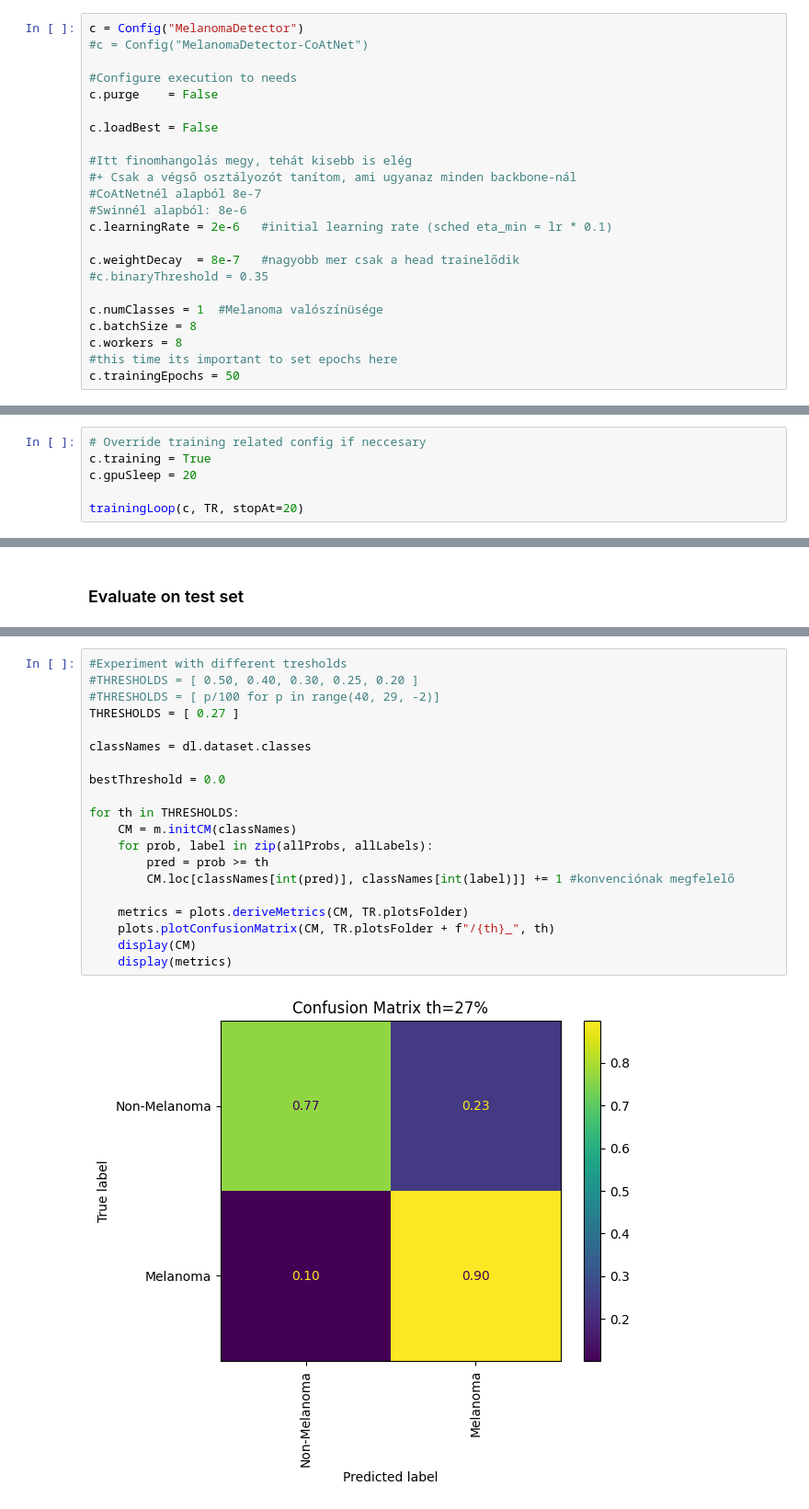
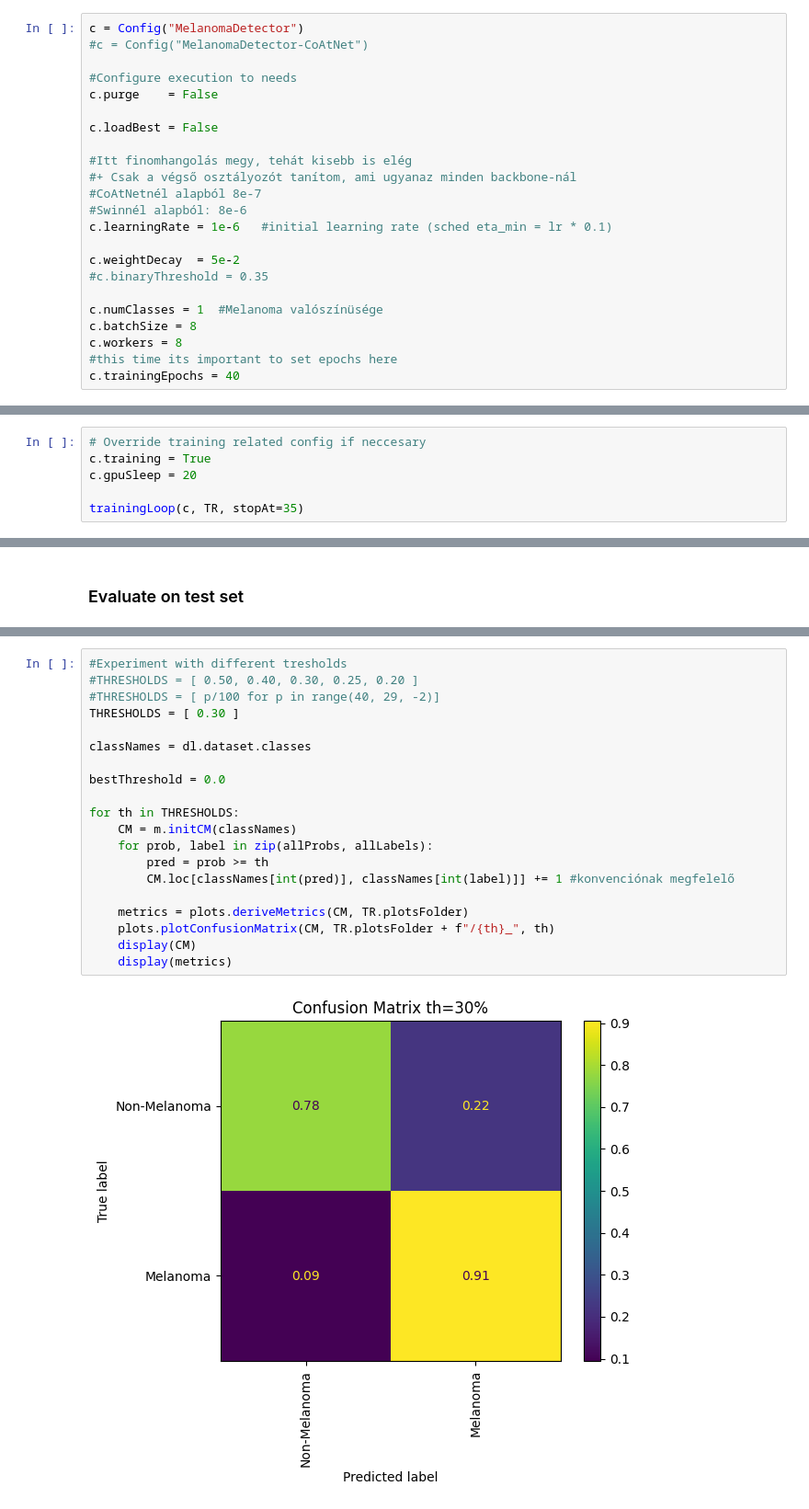
Before and after one commit to CsutiTheOne/Medical_Data_Processing, a Jupyter notebook: 4_MelanomaDetector.ipynb, the cells around one changed output, grey strips where cells are left out. Shown at 92% size. Drawn from its saved outputs; the diff is of its cells as text.

```diff
--- a/4_MelanomaDetector.ipynb
+++ b/4_MelanomaDetector.ipynb
@@ -29,16 +29,16 @@ c.loadBest = False
 #+ Csak a végső osztályozót tanítom, ami ugyanaz minden backbone-nál
 #CoAtNetnél alapból 8e-7
 #Swinnél alapból: 8e-6
-c.learningRate = 2e-6   #initial learning rate (sched eta_min = lr * 0.1)
+c.learningRate = 1e-6   #initial learning rate (sched eta_min = lr * 0.1)
 
-c.weightDecay  = 8e-7   #nagyobb mer csak a head trainelődik
+c.weightDecay  = 5e-2
 #c.binaryThreshold = 0.35
 
 c.numClasses = 1  #Melanoma valószínüsége
 c.batchSize = 8
 c.workers = 8
 #this time its important to set epochs here
-c.trainingEpochs = 50
+c.trainingEpochs = 40
 # %% [markdown]
 # Initialize resources
 # %%
@@ -232,4 +232,4 @@ def trainingLoop(c:Config, tr:TrainingResources, stopAt = 0):
 c.training = True
 c.gpuSleep = 20
 
-trainingLoop(c, TR, stopAt=20)
+trainingLoop(c, TR, stopAt=35)
@@ -279,23 +286,23 @@ Test loss: 0.5537796698217317
 # %%
 #Experiment with different tresholds
 #THRESHOLDS = [ 0.50, 0.40, 0.30, 0.25, 0.20 ]
 #THRESHOLDS = [ p/100 for p in range(40, 29, -2)]
-THRESHOLDS = [ 0.27 ]
+THRESHOLDS = [ 0.30 ]
 
 classNames = dl.dataset.classes
 
 bestThreshold = 0.0
 
 for th in THRESHOLDS:
     CM = m.initCM(classNames)
     for prob, label in zip(allProbs, allLabels):
         pred = prob >= th
         CM.loc[classNames[int(pred)], classNames[int(label)]] += 1 #konvenciónak megfelelő
 
     metrics = plots.deriveMetrics(CM, TR.plotsFolder)
     plots.plotConfusionMatrix(CM, TR.plotsFolder + f"/{th}_", th)
     display(CM)
     display(metrics)
 # %% [output]
-[figure, old version]
+[figure, new version]
 |  | Non-Melanoma | Melanoma |
```
Also changed, not shown: parts of 8 cells of this notebook, 24 other files.
